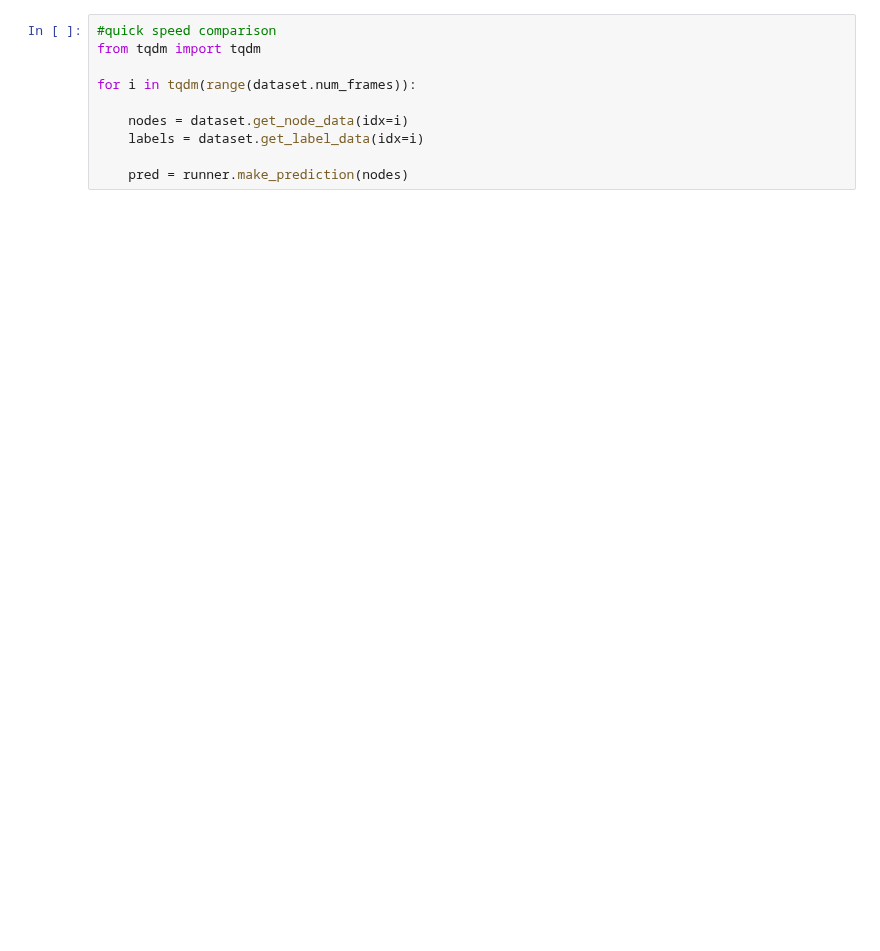
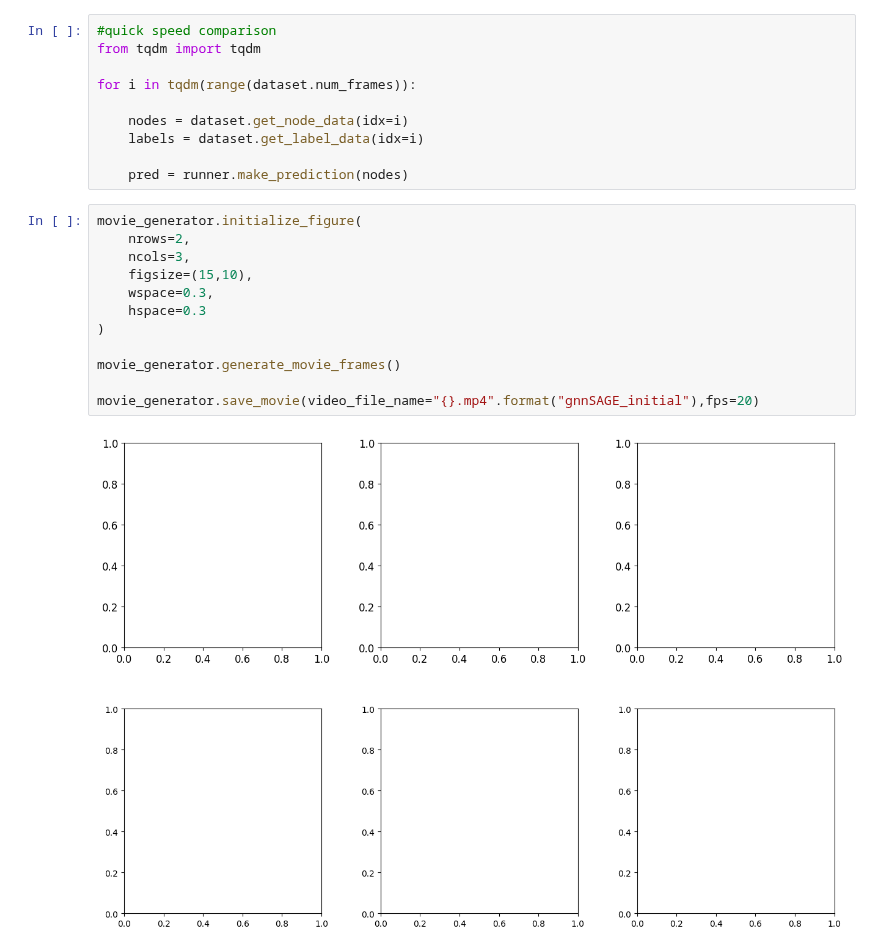
Before and after one commit to davidmhunt/mmwave_model_integrator, a Jupyter notebook: notebooks/testing_gnn_pc_processing.ipynb, the cells around one changed output. Drawn from its saved outputs; the diff is of its cells as text; blank space fills up the shorter version.

```diff
--- a/notebooks/testing_gnn_pc_processing.ipynb
+++ b/notebooks/testing_gnn_pc_processing.ipynb
@@ -76,3 +91,17 @@ for i in tqdm(range(dataset.num_frames)):
     labels = dataset.get_label_data(idx=i)
 
     pred = runner.make_prediction(nodes)
+# %%
+movie_generator.initialize_figure(
+    nrows=2,
+    ncols=3,
+    figsize=(15,10),
+    wspace=0.3,
+    hspace=0.3
+)
+
+movie_generator.generate_movie_frames()
+
+movie_generator.save_movie(video_file_name="{}.mp4".format("gnnSAGE_initial"),fps=20)
+# %% [output]
+[figure, added]
```
Also changed, not shown: parts of 4 cells of this notebook, 20 other files.
